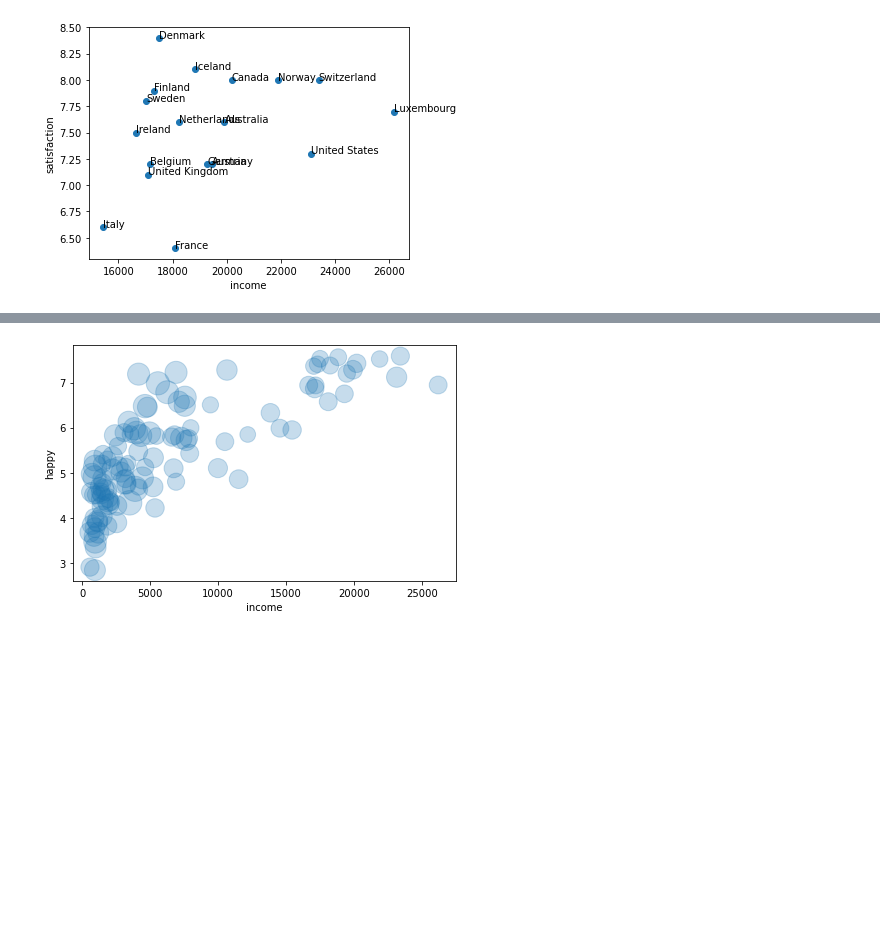
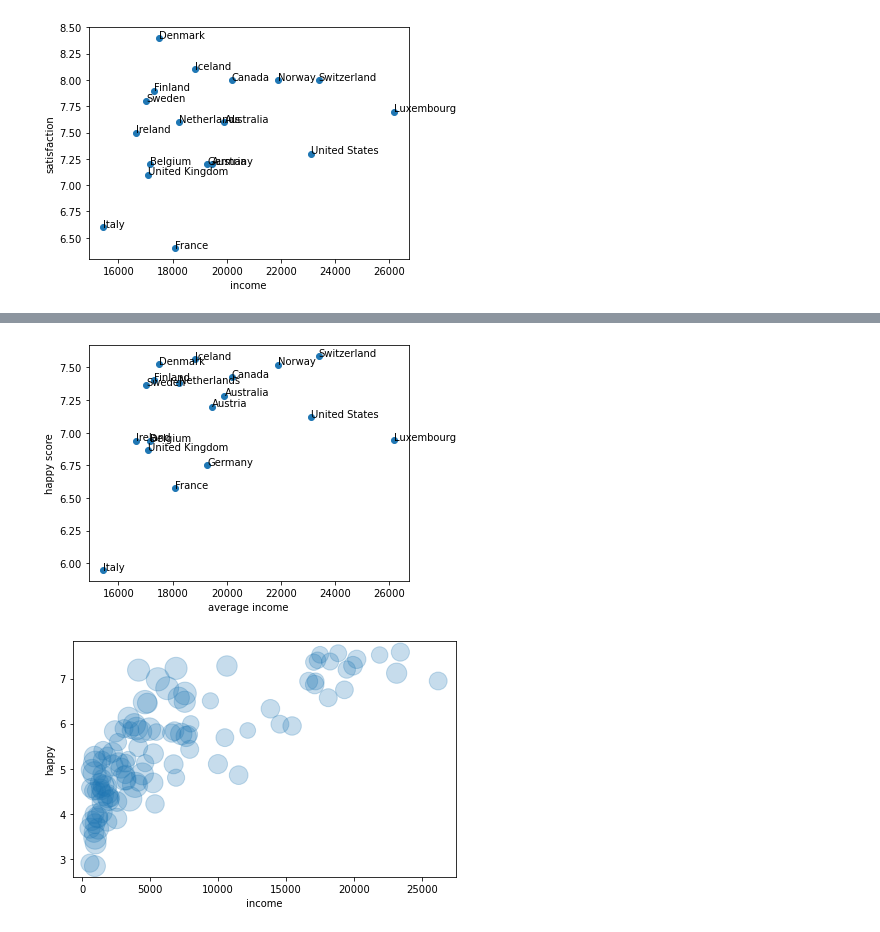
Before and after one commit to AiJared/Data-Science-1-Happy-Income-Score, a Jupyter notebook: Happy Income Score.ipynb, the cells around one changed output, grey strips where cells are left out. Cells and saved outputs as stored; diff of their text form; code cells hidden in the pictures; blank space fills up the shorter version.

Commit message:
labelled all the points on income happy graph

```diff
--- a/Happy Income Score.ipynb
+++ b/Happy Income Score.ipynb
@@ -208,3 +208,18 @@ plt.show()
+# %%
+# labelling all the points on the graph
+plt.xlabel("average income")
+plt.ylabel("happy score")
+
+plt.scatter(richest['avg_income'], richest['happyScore'])
+
+for k,row in satisfied.iterrows():
+    plt.text(row['avg_income'],
+            row['happyScore'],
+            row['country'])
+save_fig("happy_income_labels")
+plt.show()
+# %% [output]
+[figure, added]
 # %%
 # Eyeballing happy score data
 happy = dataset["happyScore"]
```
Also changed, not shown: parts of 14 cells of this notebook, 1 other file.
